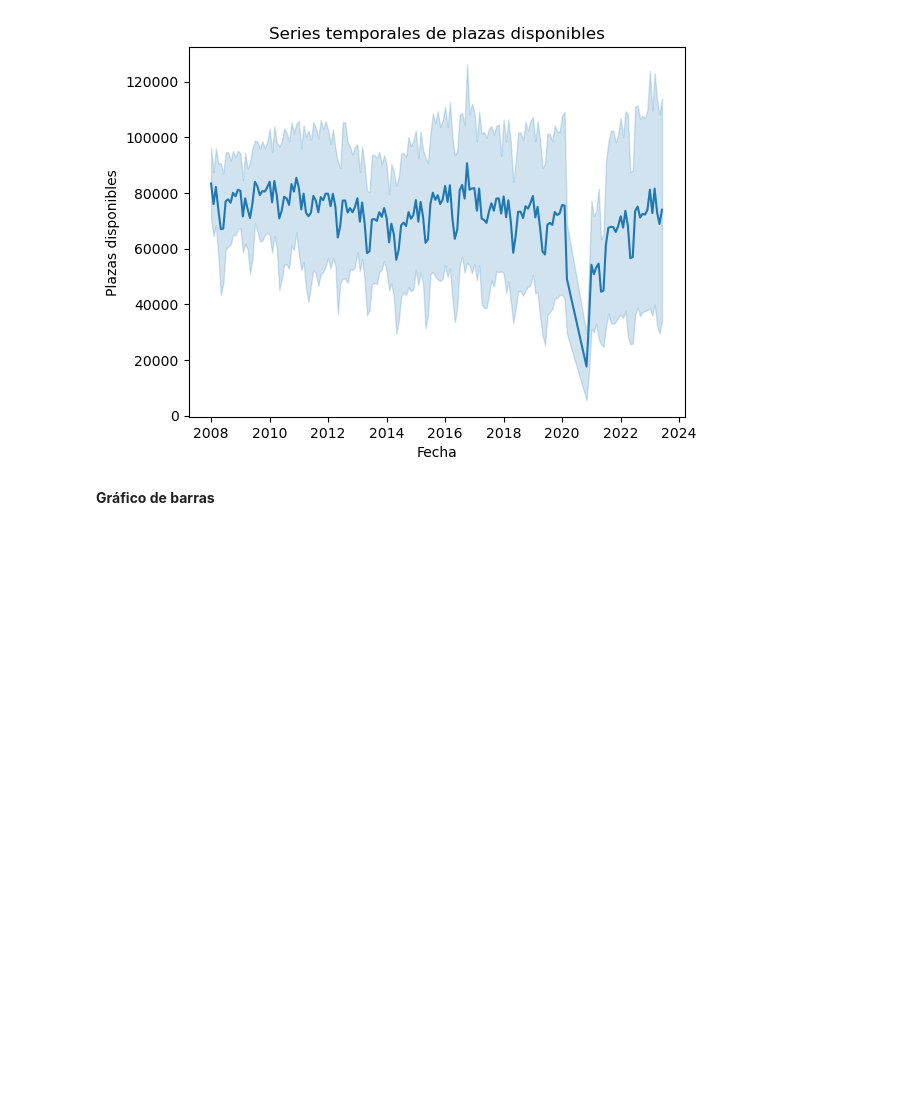
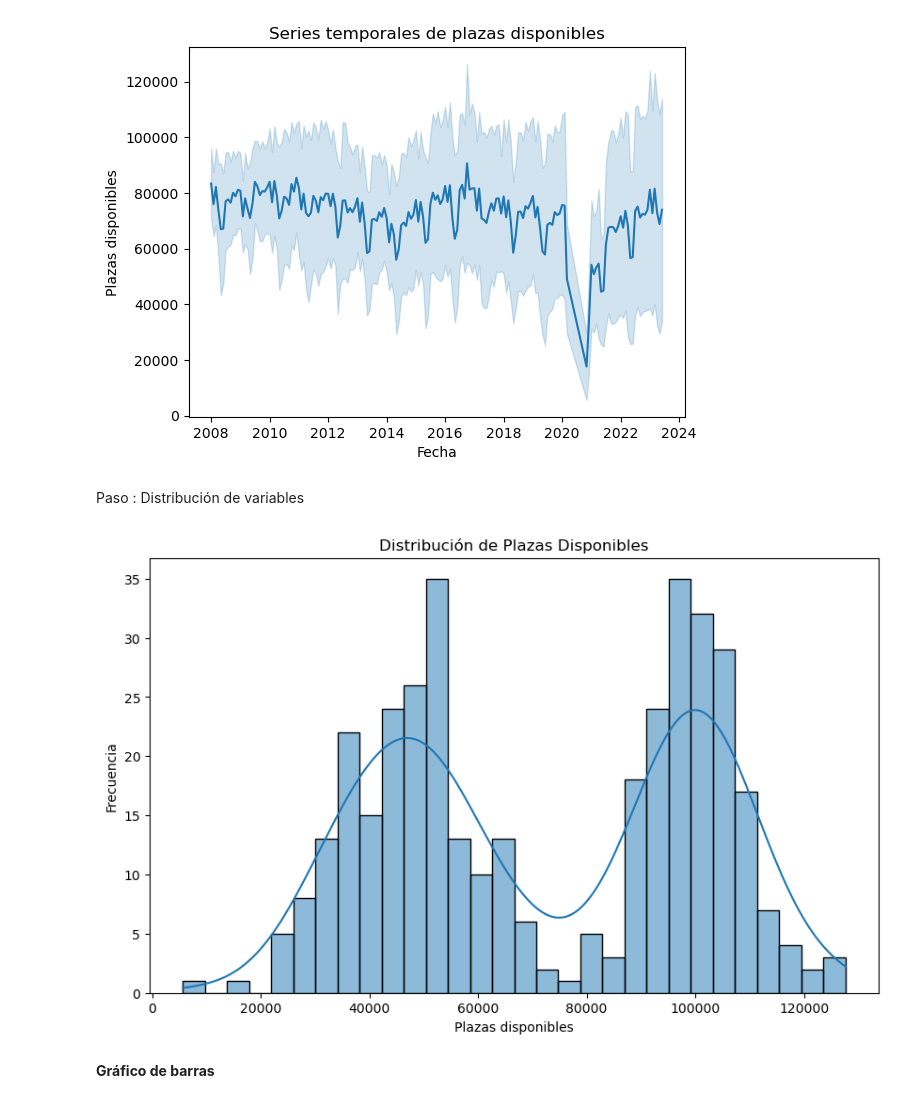
Before and after one commit to edfedo/Plazas_Disponibles_Hotelero, a Jupyter notebook: notebooks/1e_plazas_disponibles_hotelero.ipynb, the cells around one changed output. Drawn from its saved outputs; the diff is of its cells as text; code cells hidden in the pictures; blank space fills up the shorter version.

```diff
--- a/notebooks/1e_plazas_disponibles_hotelero.ipynb
+++ b/notebooks/1e_plazas_disponibles_hotelero.ipynb
@@ -167,6 +167,18 @@ plt.title('Series temporales de plazas disponibles')
 plt.show()
 # %% [output]
 [figure]
+# %% [markdown]
+Paso : Distribución de variables
+# %%
+# Distribución de variables
+plt.figure(figsize=(10, 6))
+sns.histplot(df['Plazas disponibles'], bins=30, kde=True)
+plt.title('Distribución de Plazas Disponibles')
+plt.xlabel('Plazas disponibles')
+plt.ylabel('Frecuencia')
+plt.show()
+# %% [output]
+[figure, added]
 # %% [markdown]
 **Gráfico de barras**
 # %%
```
Also changed, not shown: parts of 6 cells of this notebook.
